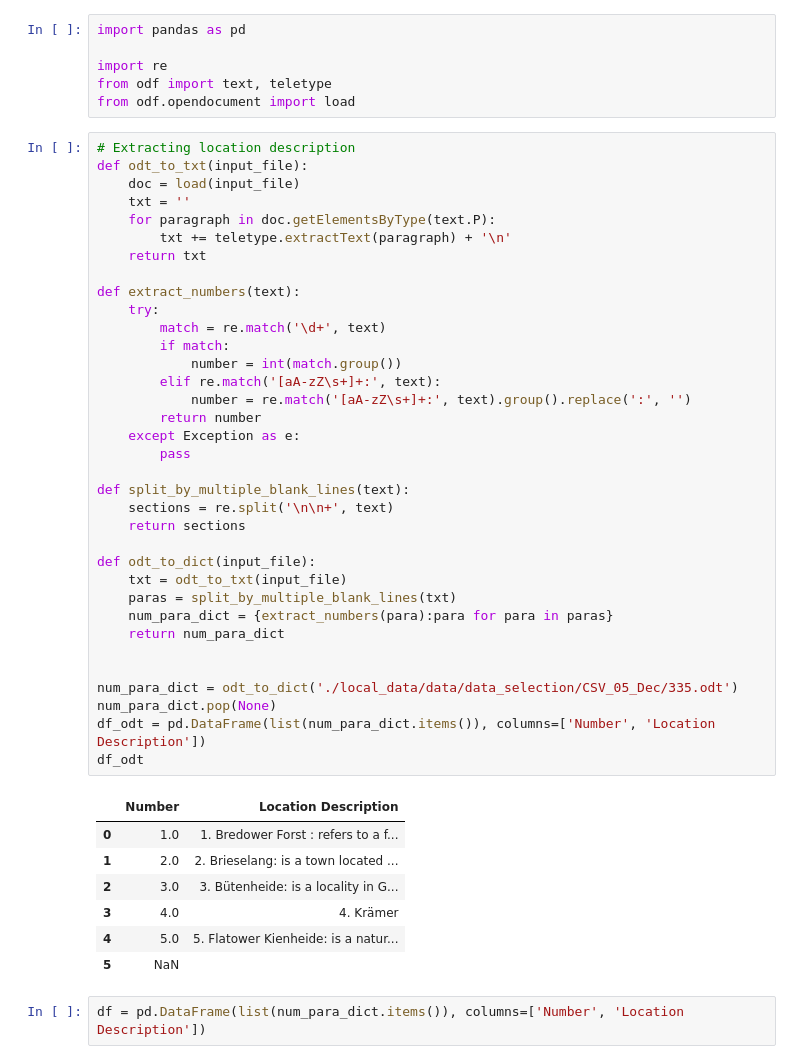
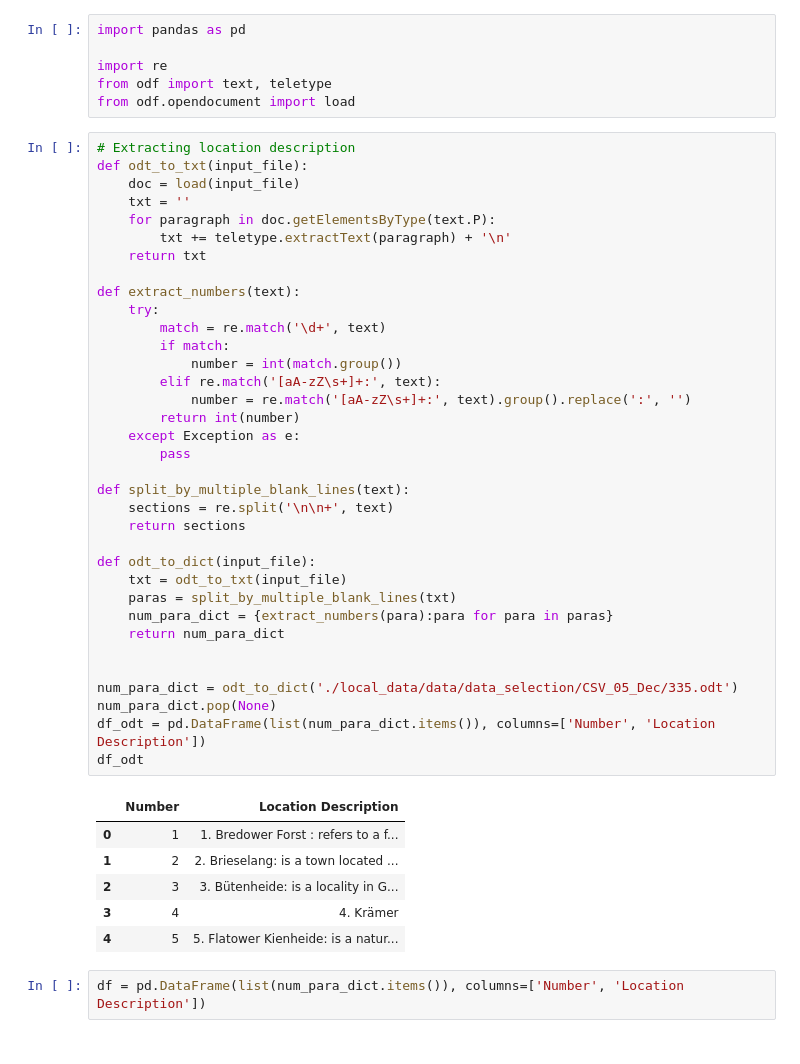
Before and after one commit to vyasakhilesh/sc_species, a Jupyter notebook: reading_odt_data.ipynb, the cells around one changed output. Saved outputs shown, nothing was run; the diff lists cells and outputs as text.

```diff
--- a/reading_odt_data.ipynb
+++ b/reading_odt_data.ipynb
@@ -13,39 +13,38 @@ def odt_to_txt(input_file):
         txt += teletype.extractText(paragraph) + '\n'
     return txt
 
 def extract_numbers(text):
     try:
         match = re.match('\d+', text)
         if match:
             number = int(match.group())
         elif re.match('[aA-zZ\s+]+:', text):
             number = re.match('[aA-zZ\s+]+:', text).group().replace(':', '')
-        return number
+        return int(number)
     except Exception as e:
         pass
 
 def split_by_multiple_blank_lines(text):
     sections = re.split('\n\n+', text)
     return sections
 
 def odt_to_dict(input_file):
     txt = odt_to_txt(input_file)
     paras = split_by_multiple_blank_lines(txt)
     num_para_dict = {extract_numbers(para):para for para in paras}
     return num_para_dict
 
 
 num_para_dict = odt_to_dict('./local_data/data/data_selection/CSV_05_Dec/335.odt')
 num_para_dict.pop(None)
 df_odt = pd.DataFrame(list(num_para_dict.items()), columns=['Number', 'Location Description'])
 df_odt
 # %% [output]
 |  | Number | Location Description |
-| 0 | 1.0 | 1. Bredower Forst : refers to a f... |
-| 1 | 2.0 | 2. Brieselang: is a town located ... |
-| 2 | 3.0 | 3. Bütenheide: is a locality in G... |
-| 3 | 4.0 | 4. Krämer |
-| 4 | 5.0 | 5. Flatower Kienheide: is a natur... |
-| 5 | NaN |  |
+| 0 | 1 | 1. Bredower Forst : refers to a f... |
+| 1 | 2 | 2. Brieselang: is a town located ... |
+| 2 | 3 | 3. Bütenheide: is a locality in G... |
+| 3 | 4 | 4. Krämer |
+| 4 | 5 | 5. Flatower Kienheide: is a natur... |
 # %%
 df = pd.DataFrame(list(num_para_dict.items()), columns=['Number', 'Location Description'])
```
Also changed, not shown: 3 other files.
